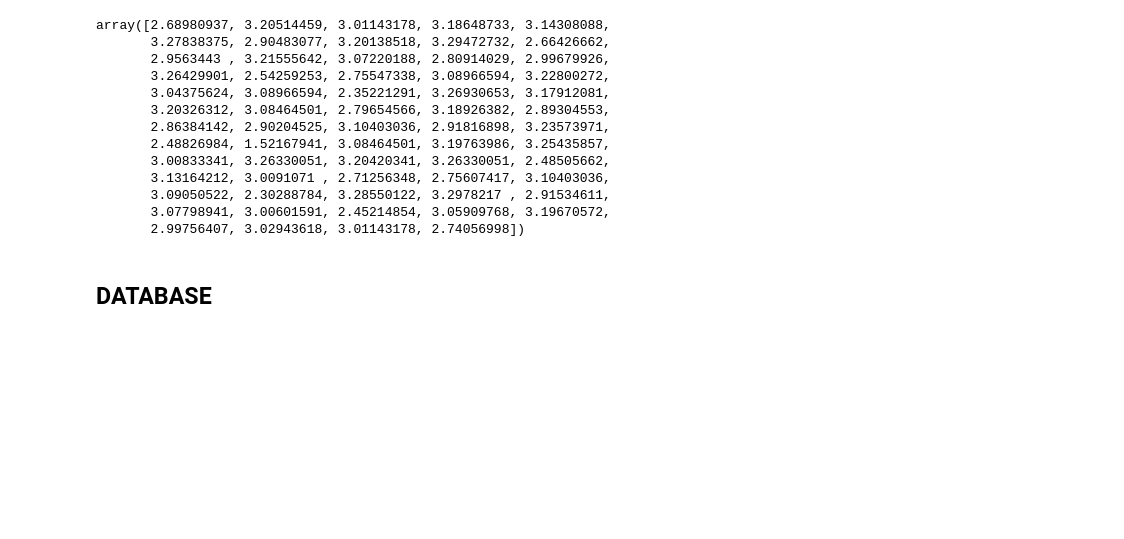
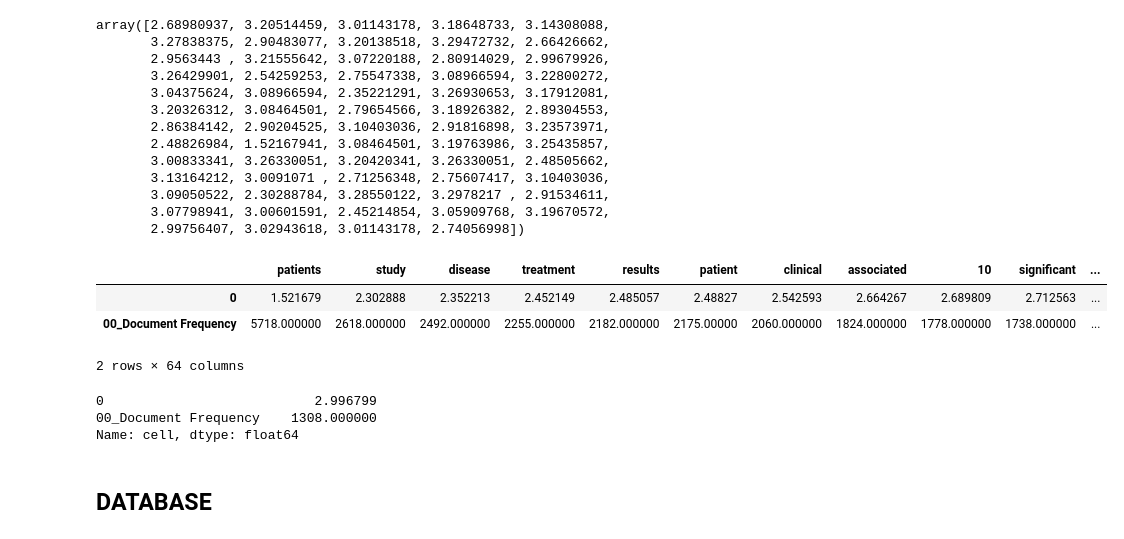
Before and after one commit to vitomarcorubino/MedicalTextNLP, a Jupyter notebook: medicalTextNLP.ipynb, the cells around one changed output. Cells and saved outputs as stored; diff of their text form; code cells hidden in the pictures; blank space fills up the shorter version.

```diff
--- a/medicalTextNLP.ipynb
+++ b/medicalTextNLP.ipynb
@@ -598,6 +598,21 @@ array([2.68980937, 3.20514459, 3.01143178, 3.18648733, 3.14308088,
        3.09050522, 2.30288784, 3.28550122, 3.2978217 , 2.91534611,
        3.07798941, 3.00601591, 2.45214854, 3.05909768, 3.19670572,
        2.99756407, 3.02943618, 3.01143178, 2.74056998])
+# %%
+idf_df = pd.DataFrame([vectorizer.idf_], columns=feature_names)
+idf_df.loc['00_Document Frequency'] = (tfidf_df > 0).sum()
+idf_df.sort_values(by='00_Document Frequency', axis=1, ascending=False)
+# %% [output]
+|  | patients | study | disease | treatment | results | patient | clinical | associated | 10 | significant | ... |
+| 0 | 1.521679 | 2.302888 | 2.352213 | 2.452149 | 2.485057 | 2.48827 | 2.542593 | 2.664267 | 2.689809 | 2.712563 | ... |
+| 00_Document Frequency | 5718.000000 | 2618.000000 | 2492.000000 | 2255.000000 | 2182.000000 | 2175.00000 | 2060.000000 | 1824.000000 | 1778.000000 | 1738.000000 | ... |
+2 rows × 64 columns
+# %%
+idf_df['cell']
+# %% [output]
+0                           2.996799
+00_Document Frequency    1308.000000
+Name: cell, dtype: float64
 # %% [markdown]
 ## DATABASE
 # %% [markdown]
```
Also changed, not shown: parts of 6 cells of this notebook.
